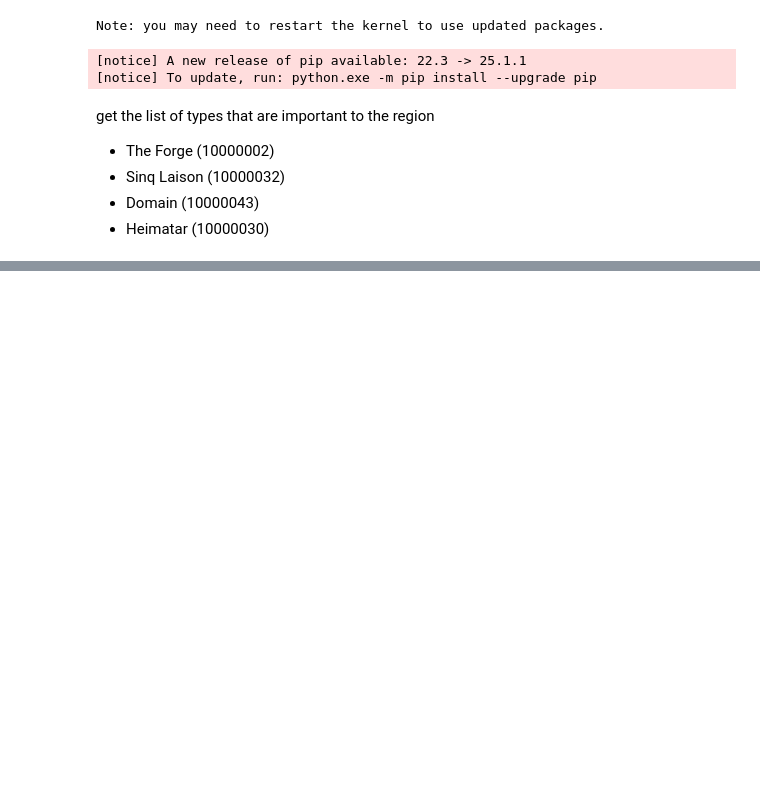
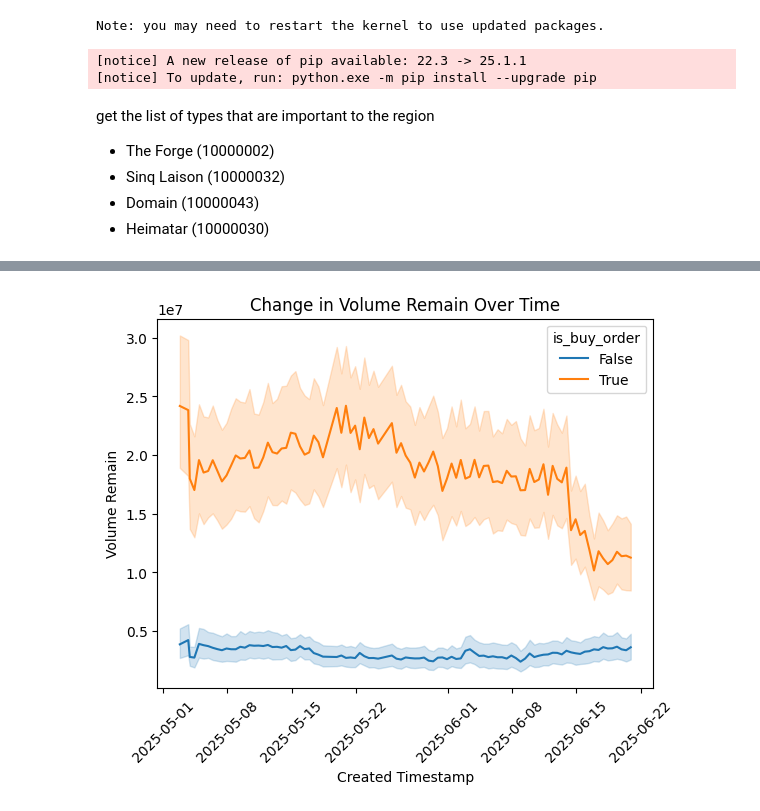
Before and after one commit to ThomasGVoss/EveMarketData, a Jupyter notebook: notebooks/eda_orders.ipynb, the cells around one changed output, grey strips where cells are left out. Drawn from its saved outputs; the diff is of its cells as text; code cells hidden in the pictures; blank space fills up the shorter version.

```diff
--- a/notebooks/eda_orders.ipynb
+++ b/notebooks/eda_orders.ipynb
@@ -84,0 +61,14 @@ shape: (2, 16)
+# %%
+sns.lineplot(
+    data=df,
+    x="created_timestamp",
+    y="volume_remain",
+    hue="is_buy_order"
+)
+plt.title("Change in Volume Remain Over Time")
+plt.xlabel("Created Timestamp")
+plt.ylabel("Volume Remain")
+plt.xticks(rotation=45)
+plt.show()
+# %% [output]
+[figure, added]
```
Also changed, not shown: parts of 24 cells of this notebook, 7 other files.
